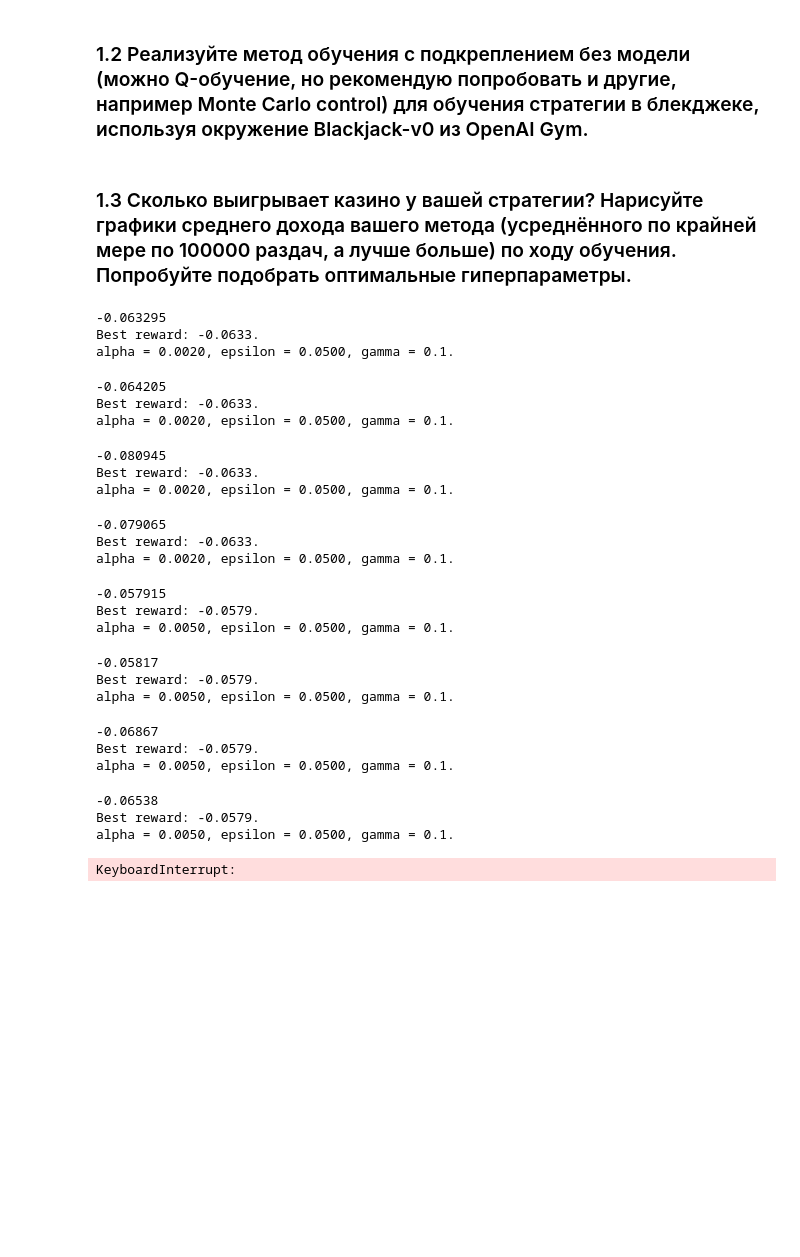
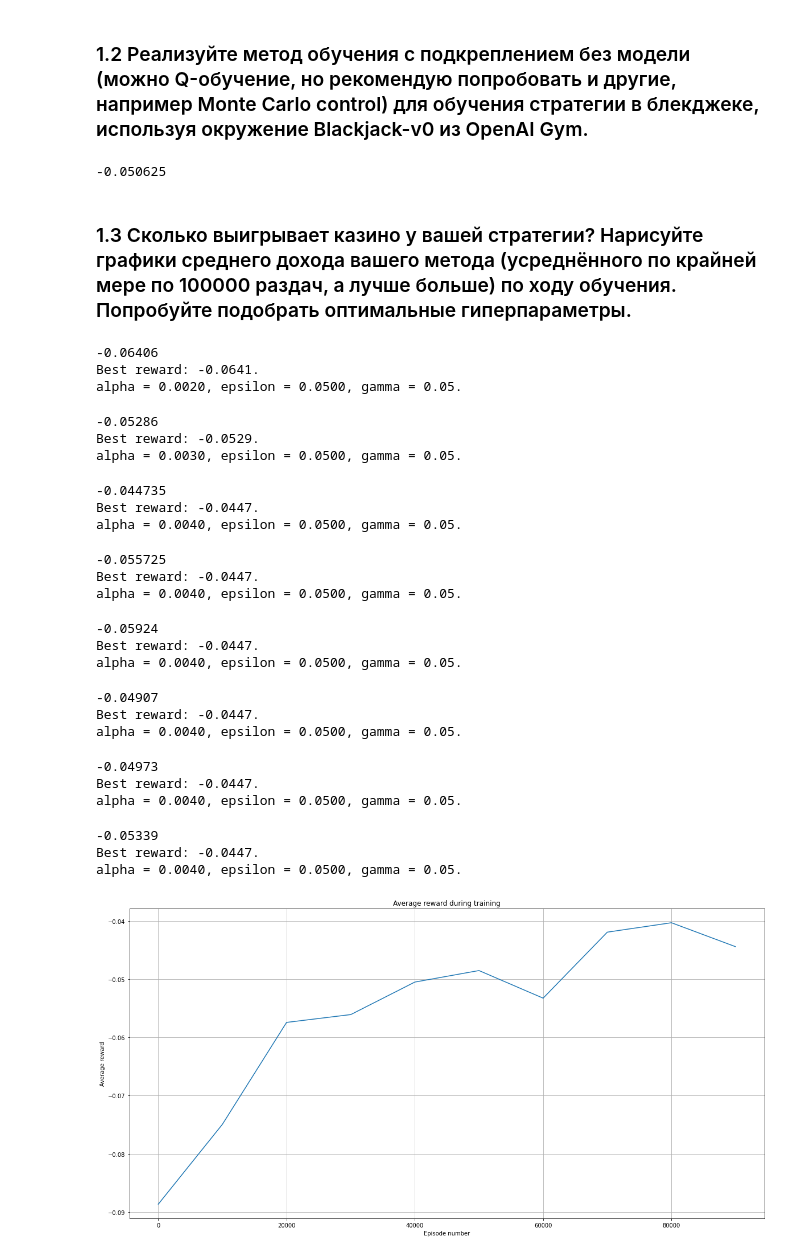
Before and after one commit to GimmeDanger/made-rl-adv-2020, a Jupyter notebook: hw/1_blackjack/experiments.ipynb, the cells around one changed output. Drawn from its saved outputs; the diff is of its cells as text; code cells hidden in the pictures; blank space fills up the shorter version.

```diff
--- a/hw/1_blackjack/experiments.ipynb
+++ b/hw/1_blackjack/experiments.ipynb
@@ -77,7 +78,7 @@ def get_pi_simple(env):
 # %%
 def monte_carlo_reward(env, pi, episode_runner, episodes=100000, verbose=True, *args, **kwargs):
     total_reward = 0
-    for _ in tqdm.tqdm(range(episodes)):
+    for _ in tqdm.tqdm(range(episodes), disable=not verbose):
         _, reward = episode_runner(env, pi, *args, **kwargs)
         total_reward += reward
     return total_reward / episodes
@@ -111,18 +112,18 @@ def run_Q_learning_episode(env, pi, Q, alpha=0.05, epsilon=0.05, gamma=0.9, max_
     return None, None
 
 
-def q_learning(env, alpha=0.1, epsilon=0.1, gamma=0.9, episodes=100000, dump_reward_hist=False):
+def q_learning(env, alpha=0.1, epsilon=0.1, gamma=0.9, episodes=100000, dump_reward_every=None):
     nS = env.get_states_count()
     nA = env.get_actions_count()
     Q = np.zeros((nS, nA), dtype=float)
     pi = compute_policy_by_Q(Q)
 
-    reward_hist = [] if dump_reward_hist else None
+    reward_hist = [] if dump_reward_every is not None else None
     msg = f'Train (a={alpha:.4f}, e={epsilon:.4f}, g={gamma:.2f})'
     for i in tqdm.tqdm(range(episodes), desc=msg):
         Q, _ = run_Q_learning_episode(env, pi, Q, alpha, epsilon, gamma)
         pi = compute_policy_by_Q(Q)
-        if dump_reward_hist:
+        if dump_reward_every is not None and (i + 1) % dump_reward_every == 0:
             reward = monte_carlo_reward(env, pi, run_Q_learning_episode, episodes=100000, verbose=False,
                                         Q=Q, alpha=alpha, epsilon=epsilon, gamma=gamma)
             reward_hist.append(reward)
@@ -139,6 +140,8 @@ def test():
     return monte_carlo_reward(env, pi, run_Q_learning_episode, episodes=100000, verbose=True,
                               Q=Q, alpha=alpha, epsilon=epsilon, gamma=gamma)
 test()
+# %% [output]
+-0.050625
 # %% [markdown]
 ### 1.3 Сколько выигрывает казино у вашей стратегии? Нарисуйте графики среднего дохода вашего метода (усреднённого по крайней мере по 100000 раздач, а лучше больше) по ходу обучения. Попробуйте подобрать оптимальные гиперпараметры.
 # %%
@@ -174,28 +177,27 @@ def best_params(env, train_episodes, eval_episodes):
 
 best_params(env=make_env(), train_episodes=100000, eval_episodes=100000)
 # %% [output]
--0.063295
-Best reward: -0.0633.
-alpha = 0.0020, epsilon = 0.0500, gamma = 0.1.
+-0.06406
+Best reward: -0.0641.
+alpha = 0.0020, epsilon = 0.0500, gamma = 0.05.
--0.064205
-Best reward: -0.0633.
-alpha = 0.0020, epsilon = 0.0500, gamma = 0.1.
+-0.05286
+Best reward: -0.0529.
+alpha = 0.0030, epsilon = 0.0500, gamma = 0.05.
--0.080945
-Best reward: -0.0633.
-alpha = 0.0020, epsilon = 0.0500, gamma = 0.1.
+-0.044735
+Best reward: -0.0447.
+alpha = 0.0040, epsilon = 0.0500, gamma = 0.05.
--0.079065
-Best reward: -0.0633.
-alpha = 0.0020, epsilon = 0.0500, gamma = 0.1.
+-0.055725
+Best reward: -0.0447.
+alpha = 0.0040, epsilon = 0.0500, gamma = 0.05.
--0.057915
-Best reward: -0.0579.
-alpha = 0.0050, epsilon = 0.0500, gamma = 0.1.
+-0.05924
+Best reward: -0.0447.
+alpha = 0.0040, epsilon = 0.0500, gamma = 0.05.
--0.05817
-Best reward: -0.0579.
-alpha = 0.0050, epsilon = 0.0500, gamma = 0.1.
+-0.04907
+Best reward: -0.0447.
+alpha = 0.0040, epsilon = 0.0500, gamma = 0.05.
--0.06867
-Best reward: -0.0579.
-alpha = 0.0050, epsilon = 0.0500, gamma = 0.1.
+-0.04973
+Best reward: -0.0447.
+alpha = 0.0040, epsilon = 0.0500, gamma = 0.05.
--0.06538
-Best reward: -0.0579.
-alpha = 0.0050, epsilon = 0.0500, gamma = 0.1.
+-0.05339
+Best reward: -0.0447.
+alpha = 0.0040, epsilon = 0.0500, gamma = 0.05.
-KeyboardInterrupt:
@@ -242,0 +204,21 @@ plot(make_env(), alpha=0.01, epsilon=0.2, gamma=0.9, train_episodes=100000, plot
+# %%
+def plot(env, alpha=0.0040, epsilon=0.0500, gamma=0.05, train_episodes=400000):
+    dump_reward_every = (int)(train_episodes/10)
+    _, _, rewards = q_learning(
+        env=env,
+        alpha=alpha,
+        epsilon=epsilon,
+        gamma=gamma,
+        episodes=train_episodes,
+        dump_reward_every=dump_reward_every
+    )
+    plt.figure(figsize=(20, 10))
+    plt.plot(range(1, train_episodes, dump_reward_every), rewards)
+    plt.title('Average reward during training')
+    plt.xlabel('Episode number')
+    plt.ylabel('Average reward')
+    plt.grid()
+
+plot(env=make_env())
+# %% [output]
+[figure, added]
```
Also changed, not shown: parts of 3 cells of this notebook.
